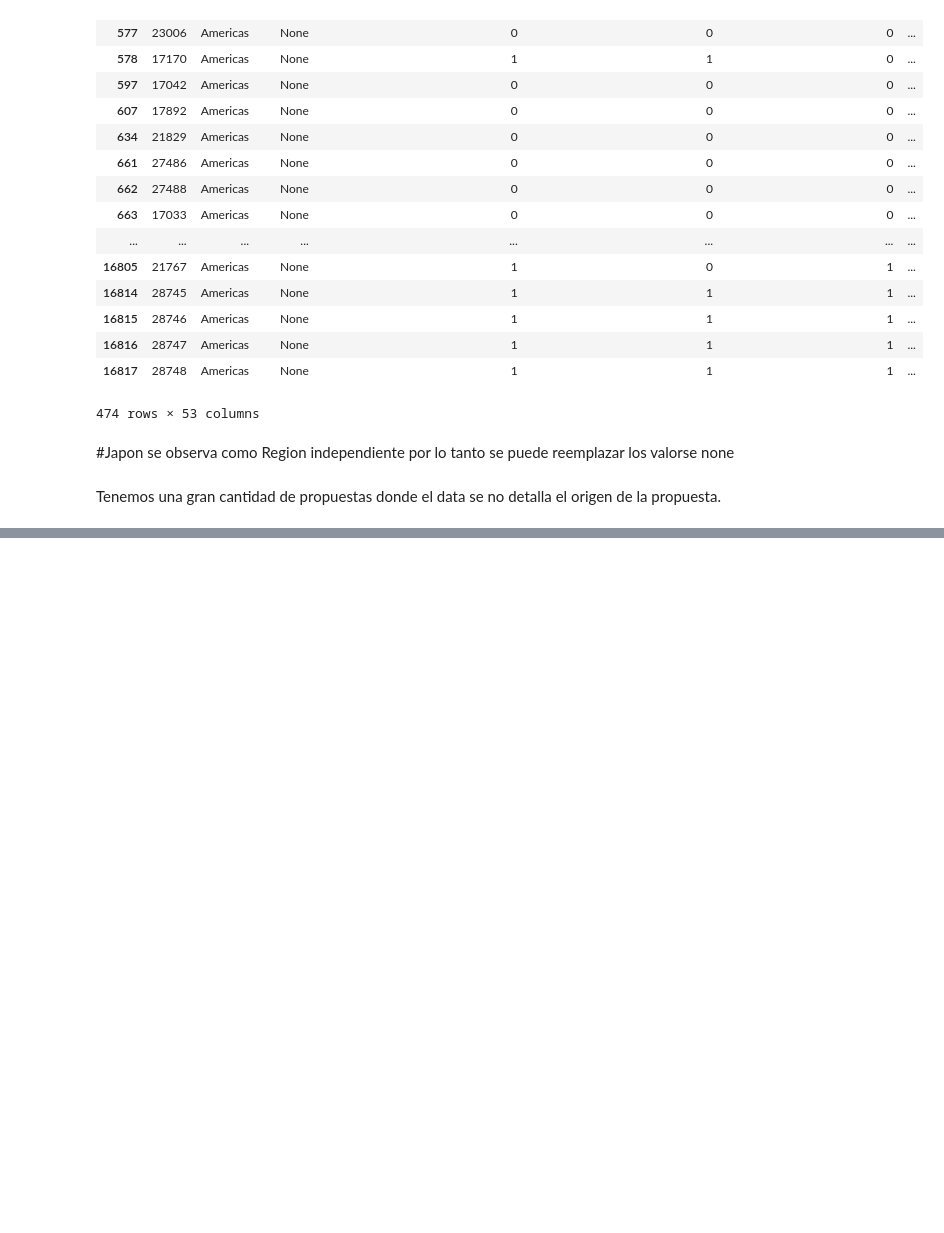
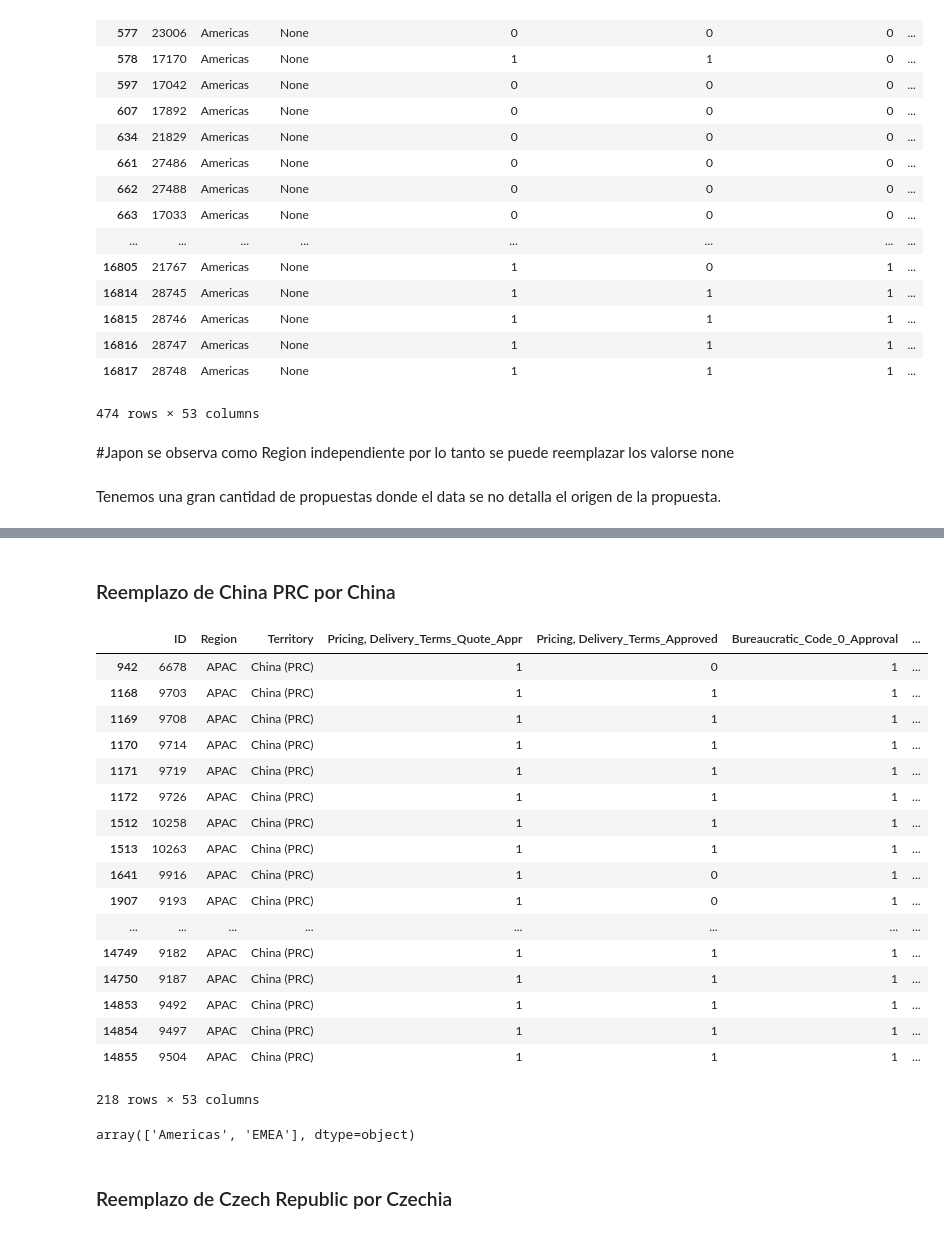
Before and after one commit to faristegui/tpdatos-2c-2020, a Jupyter notebook: tp1-cesar.ipynb, the cells around one changed output, grey strips where cells are left out. Cells and saved outputs as stored; diff of their text form; code cells hidden in the pictures; blank space fills up the shorter version.

```diff
--- a/tp1-cesar.ipynb
+++ b/tp1-cesar.ipynb
@@ -428,0 +515,2 @@ AttributeError: module 'pygal.maps' has no attribute 'world'
+# %%
+df_train.loc[:,'Region_unified'] = df_train.loc[:,'Region']
@@ -428,0 +524,4 @@ AttributeError: module 'pygal.maps' has no attribute 'world'
+# %%
+#Reemplazo a Burma y South East Asia (si bien es un territorio muy grande son solo 2 registros y Myanmar pertenece a el)
+df_train.loc[:,'Territory_unified'] = df_train['Territory_unified'].replace('Burma', 'Myanmar')
+df_train.loc[:,'Territory_unified'] = df_train['Territory_unified'].replace('South East Asia', 'Myanmar')
@@ -428,0 +540,27 @@ AttributeError: module 'pygal.maps' has no attribute 'world'
+# %%
+#Reemplazo
+
+df_train.loc[:,'Territory_unified'] = df_train['Territory_unified'].replace('Bosnia & Herzegovina', 'Bosnia and Herzegovina')
+# %% [markdown]
+### Reemplazo de China PRC por China
+# %%
+df_train[(df_train.Territory_unified.str.contains('China')) ]
+# %% [output]
+|  | ID | Region | Territory | Pricing, Delivery_Terms_Quote_Appr | Pricing, Delivery_Terms_Approved | Bureaucratic_Code_0_Approval | ... |
+| 942 | 6678 | APAC | China (PRC) | 1 | 0 | 1 | ... |
+| 1168 | 9703 | APAC | China (PRC) | 1 | 1 | 1 | ... |
+| 1169 | 9708 | APAC | China (PRC) | 1 | 1 | 1 | ... |
+| 1170 | 9714 | APAC | China (PRC) | 1 | 1 | 1 | ... |
+| 1171 | 9719 | APAC | China (PRC) | 1 | 1 | 1 | ... |
+| 1172 | 9726 | APAC | China (PRC) | 1 | 1 | 1 | ... |
+| 1512 | 10258 | APAC | China (PRC) | 1 | 1 | 1 | ... |
+| 1513 | 10263 | APAC | China (PRC) | 1 | 1 | 1 | ... |
+| 1641 | 9916 | APAC | China (PRC) | 1 | 0 | 1 | ... |
+| 1907 | 9193 | APAC | China (PRC) | 1 | 0 | 1 | ... |
+| ... | ... | ... | ... | ... | ... | ... | ... |
+| 14749 | 9182 | APAC | China (PRC) | 1 | 1 | 1 | ... |
+| 14750 | 9187 | APAC | China (PRC) | 1 | 1 | 1 | ... |
+| 14853 | 9492 | APAC | China (PRC) | 1 | 1 | 1 | ... |
+| 14854 | 9497 | APAC | China (PRC) | 1 | 1 | 1 | ... |
+| 14855 | 9504 | APAC | China (PRC) | 1 | 1 | 1 | ... |
+218 rows × 53 columns
@@ -428,0 +570,6 @@ AttributeError: module 'pygal.maps' has no attribute 'world'
+# %%
+df_train[(df_train.Territory_unified.str.contains('United')) ].Region.unique()
+# %% [output]
+array(['Americas', 'EMEA'], dtype=object)
+# %% [markdown]
+### Reemplazo de Czech Republic por Czechia
```
Also changed, not shown: parts of 83 cells of this notebook.
